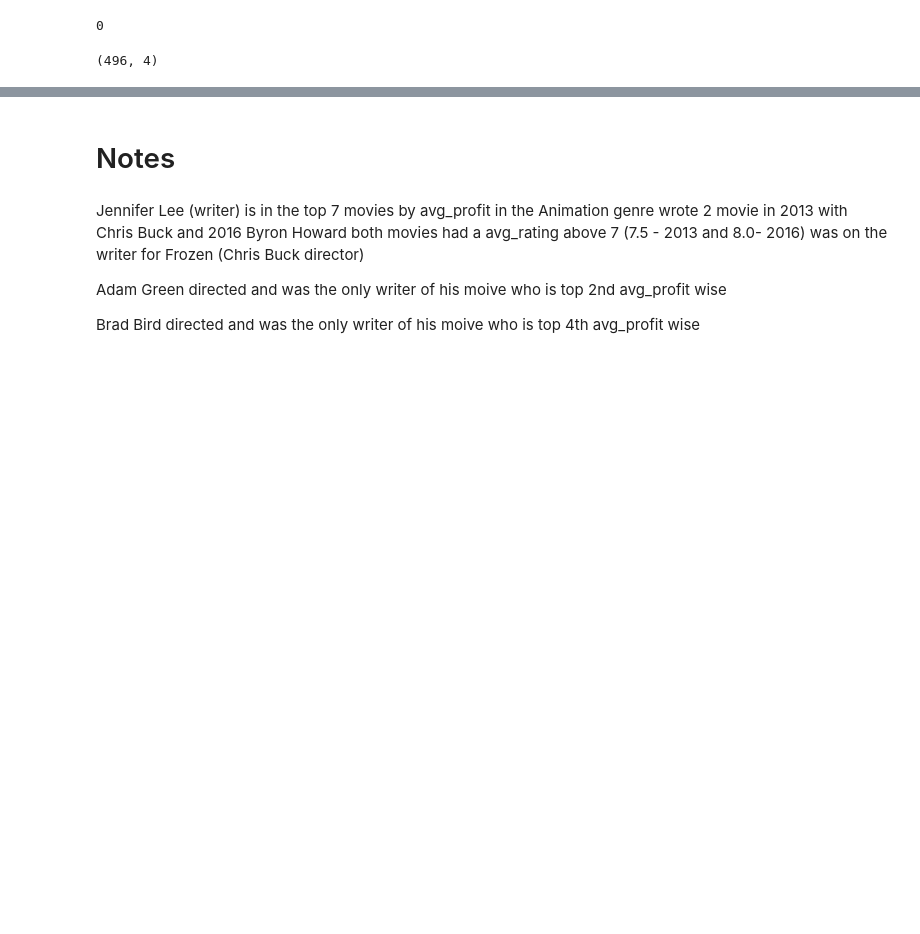
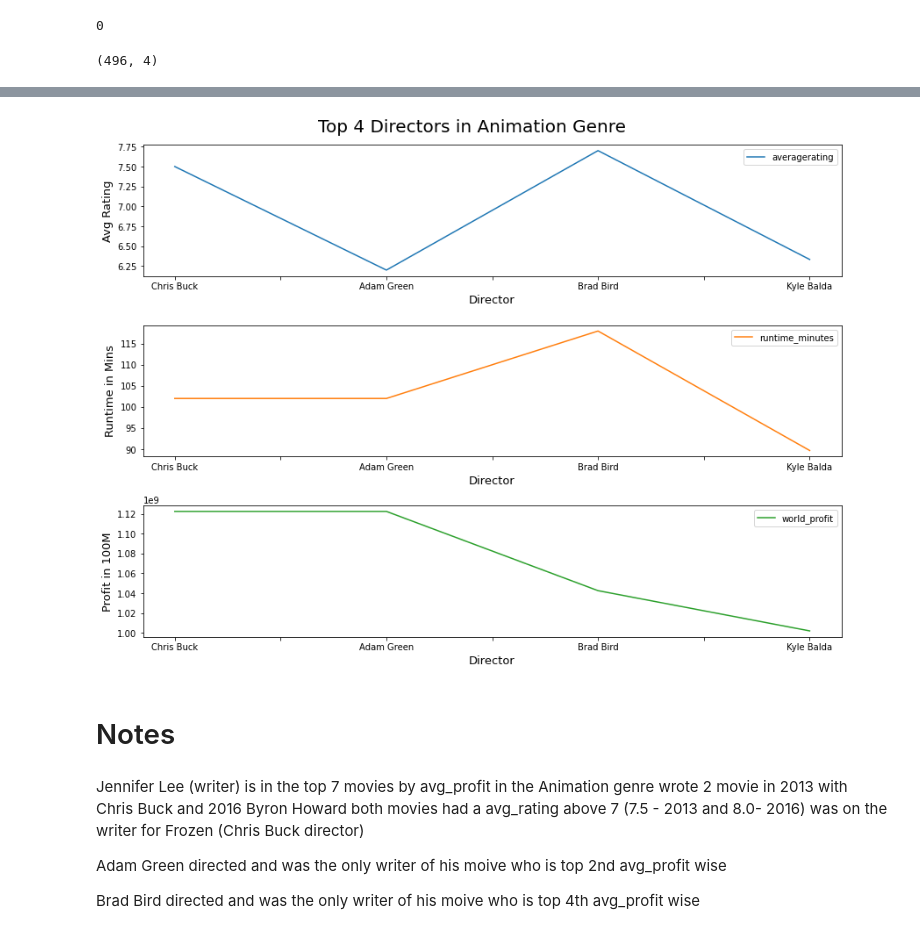
Before and after one commit to wasih790/Microsoft_Movie_Studio, a Jupyter notebook: 2_Statistical_Plotting/Question 3 - Director and Movie .ipynb, the cells around one changed output, grey strips where cells are left out. Cells and saved outputs as stored; diff of their text form; code cells hidden in the pictures; blank space fills up the shorter version.

Commit message:
plotted top 4 directors

```diff
--- a/2_Statistical_Plotting/Question 3 - Director and Movie .ipynb
+++ b/2_Statistical_Plotting/Question 3 - Director and Movie .ipynb
@@ -191,3 +200,22 @@ ani_direct_profit.iloc[:4].plot(subplots= True, figsize=(15,11));
+# %%
+#  Creating 3 subplots to depict average rating, runtime, and profit each director has made.
+
+fig, ax = plt.subplots(figsize = (12,9), nrows=3)
+ani_direct_profit.iloc[:4].plot(subplots= True, ax=ax)
+
+fig.suptitle('Top 4 Directors in Animation Genre', fontsize=20)
+
+ax[0].set_xlabel('Director', fontsize=13)
+ax[1].set_xlabel('Director', fontsize=13)
+ax[2].set_xlabel('Director', fontsize=13)
+
+
+ax[0].set_ylabel('Avg Rating', fontsize=13)
+ax[1].set_ylabel('Runtime in Mins', fontsize=13)
+ax[2].set_ylabel('Profit in 100M', fontsize=13)
+fig.tight_layout();
+# %% [output]
+[figure, added]
 # %% [markdown]
 # Notes
 # %% [markdown]
```
Also changed, not shown: parts of 8 cells of this notebook.
